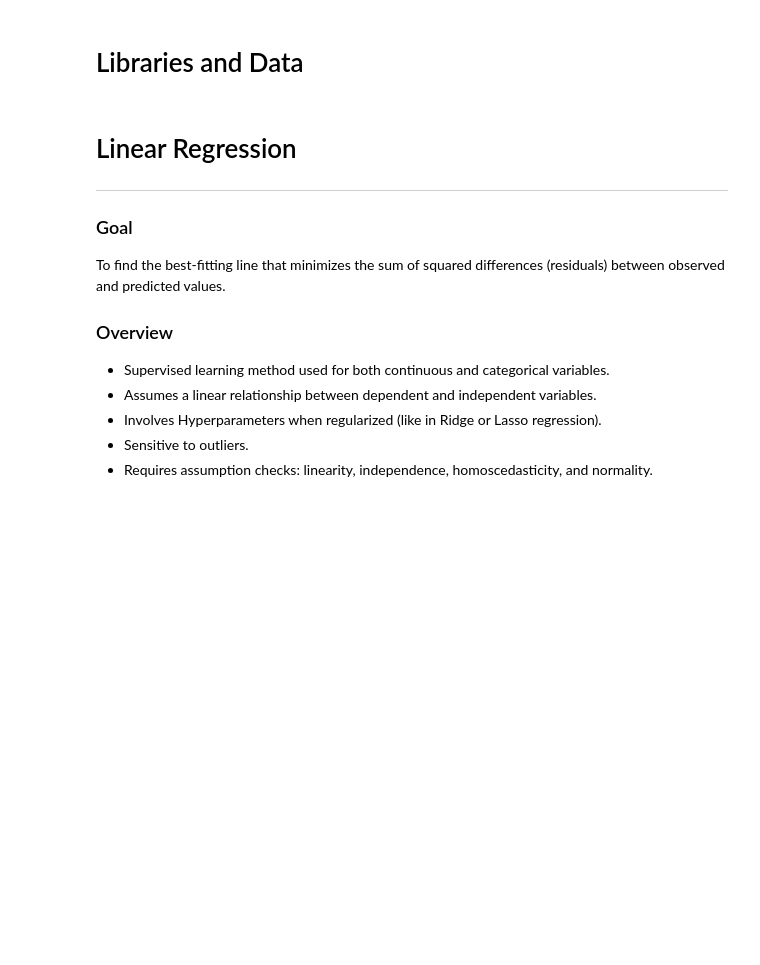
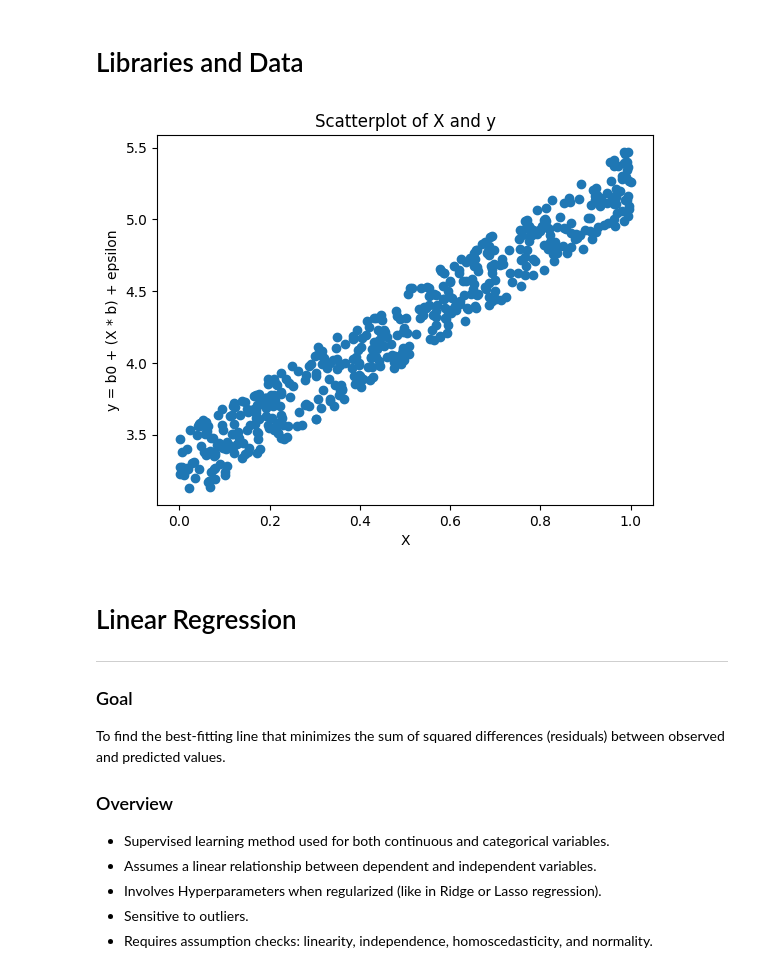
Before and after one commit to adames-ouro/Linear-Regression, a Jupyter notebook: Linear Regression - Deep & Supervised Learning.ipynb, the cells around one changed output. Drawn from its saved outputs; the diff is of its cells as text; code cells hidden in the pictures; blank space fills up the shorter version.

```diff
--- a/Linear Regression - Deep & Supervised Learning.ipynb
+++ b/Linear Regression - Deep & Supervised Learning.ipynb
@@ -6,19 +6,23 @@
 # %%
 # libraries
 import numpy as np
+import matplotlib.pyplot as plt
 import pandas as pd
-import plotly.express as px
-import plotly.graph_objects as go
 
 # data
 X = np.random.rand(500)
-epsilon = np.random.rand(500)/ 2
+epsilon = np.random.rand(500) / 2
 b, b0 = 2, 3
-y =  b0 + (X * b) + epsilon
+y = b0 + (X * b) + epsilon
 
 # scatterplot data
-fig = px.scatter(x=X,y=y)
-fig.update_layout(title='Scatterplot of X and y', xaxis_title='X', yaxis_title='y = b0 + (X * b) + epsilon')
+plt.scatter(X, y)
+plt.title('Scatterplot of X and y')
+plt.xlabel('X')
+plt.ylabel('y = b0 + (X * b) + epsilon')
+plt.show()
+# %% [output]
+[figure, added]
 # %% [markdown]
 # Linear Regression
 
```
Also changed, not shown: parts of 2 cells of this notebook.
